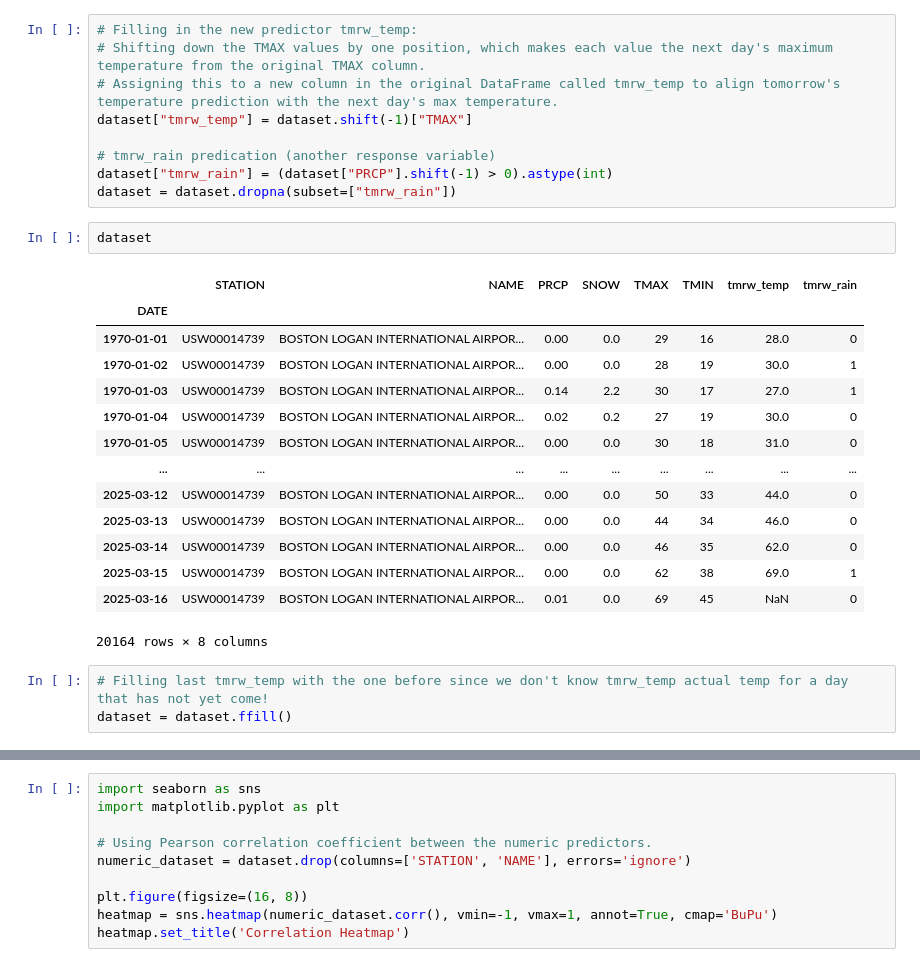
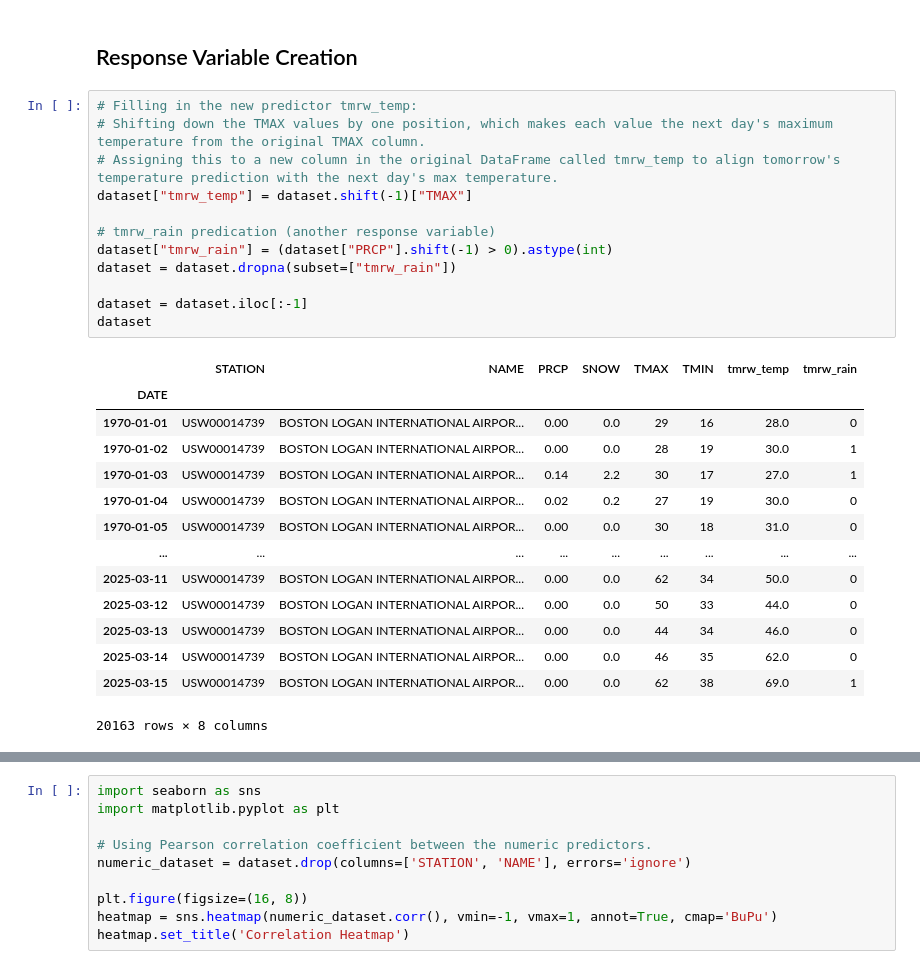
Before and after one commit to jebrinton/cs506finalproject, a Jupyter notebook: bhim_and_wen_combined.ipynb, the cells around one changed output, grey strips where cells are left out. Cells and saved outputs as stored; diff of their text form.

```diff
--- a/bhim_and_wen_combined.ipynb
+++ b/bhim_and_wen_combined.ipynb
@@ -150,29 +47,29 @@ dataset["SNOW"].plot()
+# %% [markdown]
+## Response Variable Creation
 # %%
 # Filling in the new predictor tmrw_temp:
 # Shifting down the TMAX values by one position, which makes each value the next day's maximum temperature from the original TMAX column.
 # Assigning this to a new column in the original DataFrame called tmrw_temp to align tomorrow's temperature prediction with the next day's max temperature.
 dataset["tmrw_temp"] = dataset.shift(-1)["TMAX"]
 
 # tmrw_rain predication (another response variable)
 dataset["tmrw_rain"] = (dataset["PRCP"].shift(-1) > 0).astype(int)
 dataset = dataset.dropna(subset=["tmrw_rain"])
+
+dataset = dataset.iloc[:-1]
+dataset
+# %% [output]
+|  | STATION | NAME | PRCP | SNOW | TMAX | TMIN | tmrw_temp | tmrw_rain |
+| DATE |  |  |  |  |  |  |  |  |
+| 1970-01-01 | USW00014739 | BOSTON LOGAN INTERNATIONAL AIRPOR... | 0.00 | 0.0 | 29 | 16 | 28.0 | 0 |
+| 1970-01-02 | USW00014739 | BOSTON LOGAN INTERNATIONAL AIRPOR... | 0.00 | 0.0 | 28 | 19 | 30.0 | 1 |
+| 1970-01-03 | USW00014739 | BOSTON LOGAN INTERNATIONAL AIRPOR... | 0.14 | 2.2 | 30 | 17 | 27.0 | 1 |
+| 1970-01-04 | USW00014739 | BOSTON LOGAN INTERNATIONAL AIRPOR... | 0.02 | 0.2 | 27 | 19 | 30.0 | 0 |
+| 1970-01-05 | USW00014739 | BOSTON LOGAN INTERNATIONAL AIRPOR... | 0.00 | 0.0 | 30 | 18 | 31.0 | 0 |
+| ... | ... | ... | ... | ... | ... | ... | ... | ... |
+| 2025-03-11 | USW00014739 | BOSTON LOGAN INTERNATIONAL AIRPOR... | 0.00 | 0.0 | 62 | 34 | 50.0 | 0 |
+| 2025-03-12 | USW00014739 | BOSTON LOGAN INTERNATIONAL AIRPOR... | 0.00 | 0.0 | 50 | 33 | 44.0 | 0 |
+| 2025-03-13 | USW00014739 | BOSTON LOGAN INTERNATIONAL AIRPOR... | 0.00 | 0.0 | 44 | 34 | 46.0 | 0 |
+| 2025-03-14 | USW00014739 | BOSTON LOGAN INTERNATIONAL AIRPOR... | 0.00 | 0.0 | 46 | 35 | 62.0 | 0 |
+| 2025-03-15 | USW00014739 | BOSTON LOGAN INTERNATIONAL AIRPOR... | 0.00 | 0.0 | 62 | 38 | 69.0 | 1 |
+20163 rows × 8 columns
-# %%
-dataset
-# %% [output]
-|  | STATION | NAME | PRCP | SNOW | TMAX | TMIN | tmrw_temp | tmrw_rain |
-| DATE |  |  |  |  |  |  |  |  |
-| 1970-01-01 | USW00014739 | BOSTON LOGAN INTERNATIONAL AIRPOR... | 0.00 | 0.0 | 29 | 16 | 28.0 | 0 |
-| 1970-01-02 | USW00014739 | BOSTON LOGAN INTERNATIONAL AIRPOR... | 0.00 | 0.0 | 28 | 19 | 30.0 | 1 |
-| 1970-01-03 | USW00014739 | BOSTON LOGAN INTERNATIONAL AIRPOR... | 0.14 | 2.2 | 30 | 17 | 27.0 | 1 |
-| 1970-01-04 | USW00014739 | BOSTON LOGAN INTERNATIONAL AIRPOR... | 0.02 | 0.2 | 27 | 19 | 30.0 | 0 |
-| 1970-01-05 | USW00014739 | BOSTON LOGAN INTERNATIONAL AIRPOR... | 0.00 | 0.0 | 30 | 18 | 31.0 | 0 |
-| ... | ... | ... | ... | ... | ... | ... | ... | ... |
-| 2025-03-12 | USW00014739 | BOSTON LOGAN INTERNATIONAL AIRPOR... | 0.00 | 0.0 | 50 | 33 | 44.0 | 0 |
-| 2025-03-13 | USW00014739 | BOSTON LOGAN INTERNATIONAL AIRPOR... | 0.00 | 0.0 | 44 | 34 | 46.0 | 0 |
-| 2025-03-14 | USW00014739 | BOSTON LOGAN INTERNATIONAL AIRPOR... | 0.00 | 0.0 | 46 | 35 | 62.0 | 0 |
-| 2025-03-15 | USW00014739 | BOSTON LOGAN INTERNATIONAL AIRPOR... | 0.00 | 0.0 | 62 | 38 | 69.0 | 1 |
-| 2025-03-16 | USW00014739 | BOSTON LOGAN INTERNATIONAL AIRPOR... | 0.01 | 0.0 | 69 | 45 | NaN | 0 |
-20164 rows × 8 columns
-# %%
-# Filling last tmrw_temp with the one before since we don't know tmrw_temp actual temp for a day that has not yet come!
-dataset = dataset.ffill()
```
Also changed, not shown: parts of 35 cells of this notebook, 1 other file.
